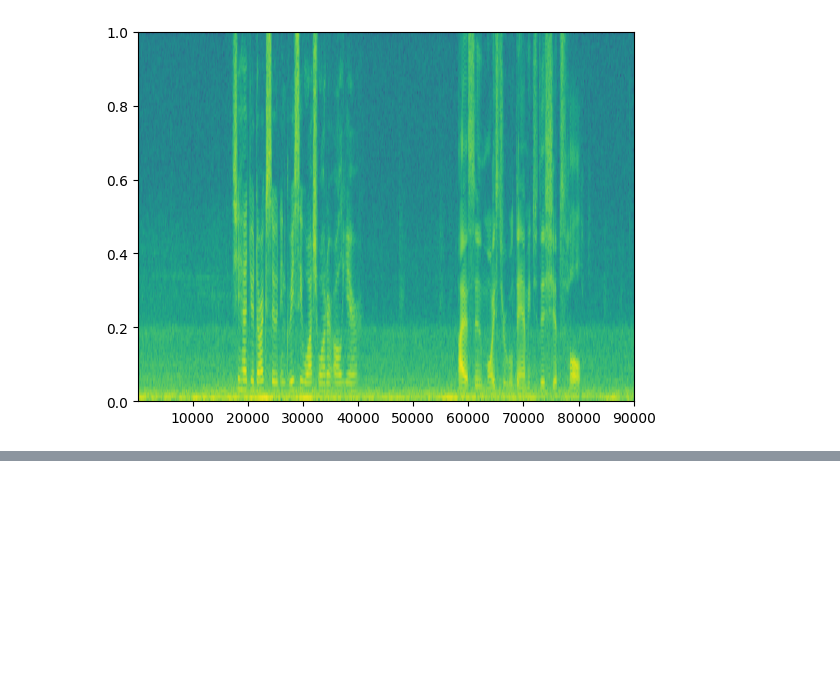
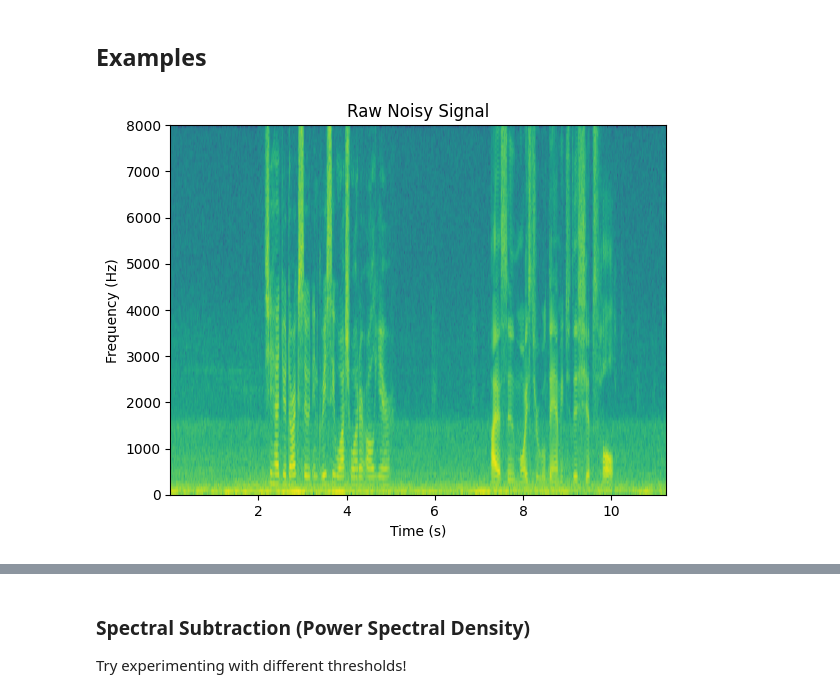
Before and after one commit to foobiane/background_noise_remover, a Jupyter notebook: audio_restoration_final.ipynb, the cells around one changed output, grey strips where cells are left out. Saved outputs shown, nothing was run; the diff lists cells and outputs as text; code cells hidden in the pictures; blank space fills up the shorter version.

Commit message:
Added real-time support, beautification, examples

```diff
--- a/audio_restoration_final.ipynb
+++ b/audio_restoration_final.ipynb
@@ -246,19 +286,30 @@ class realtime_runner(abstract_spectral_runner):
         self.output_read_idx = (self.output_read_idx + self.output_block_size) % len(self.output_buf)
 
         return output_block
+# %% [markdown]
+## Examples
 # %%
 import IPython
 import matplotlib.pyplot as plt
 import scipy
 
 sr, x = scipy.io.wavfile.read("noisy_signal.wav")
-plt.specgram(x)
+
+plt.specgram(x, Fs = sr)
+plt.xlabel("Time (s)")
+plt.ylabel("Frequency (Hz)")
+plt.title("Raw Noisy Signal")
+
 plt.show()
 
 IPython.display.Audio(x, rate = sr)
 # %% [output]
-[figure, old version]
+[figure, new version]
 [interactive output not drawn]
+# %% [markdown]
+### Spectral Subtraction (Power Spectral Density)
+
+Try experimenting with different thresholds!
 # %%
 import matplotlib.pyplot as plt
 
```
Also changed, not shown: parts of 12 cells of this notebook, 3 other files.
